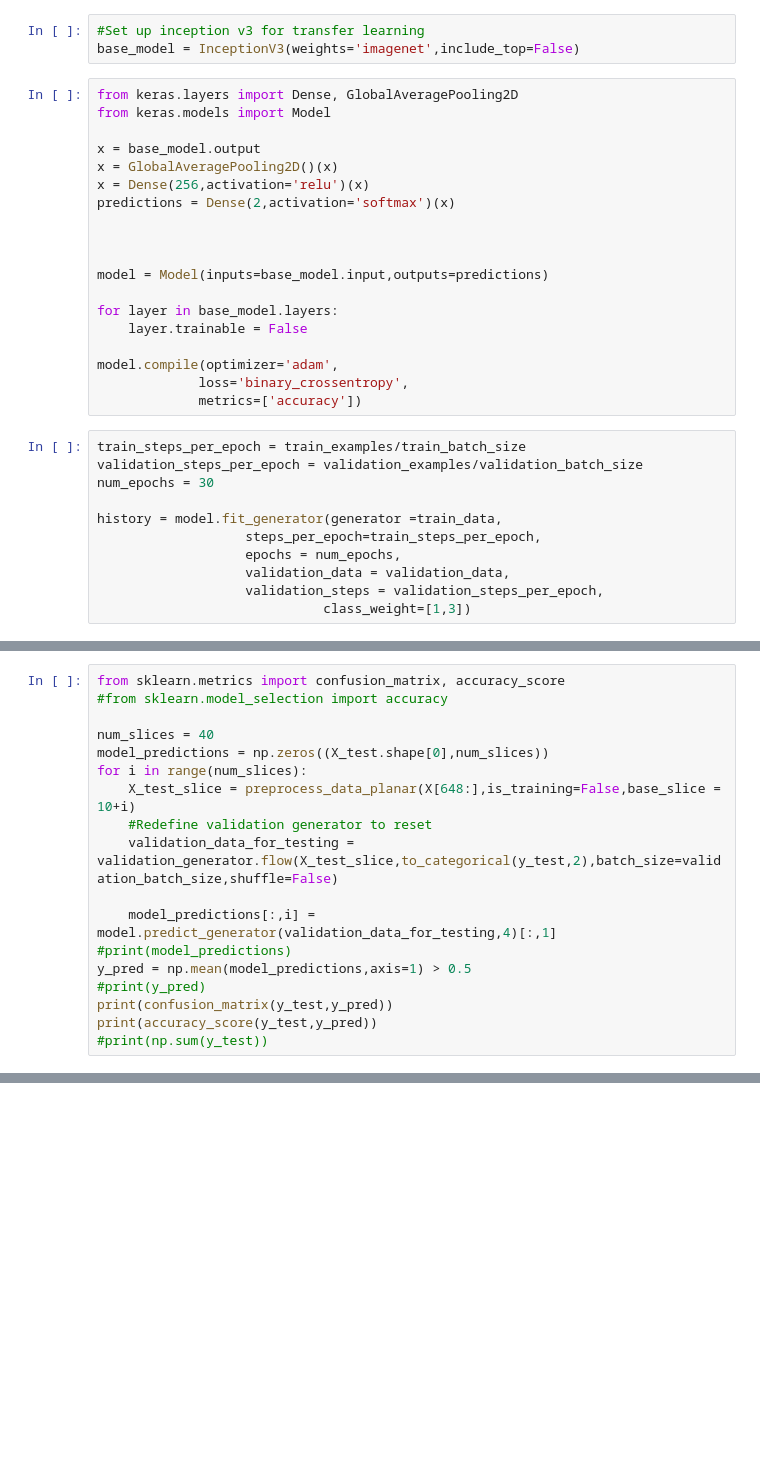
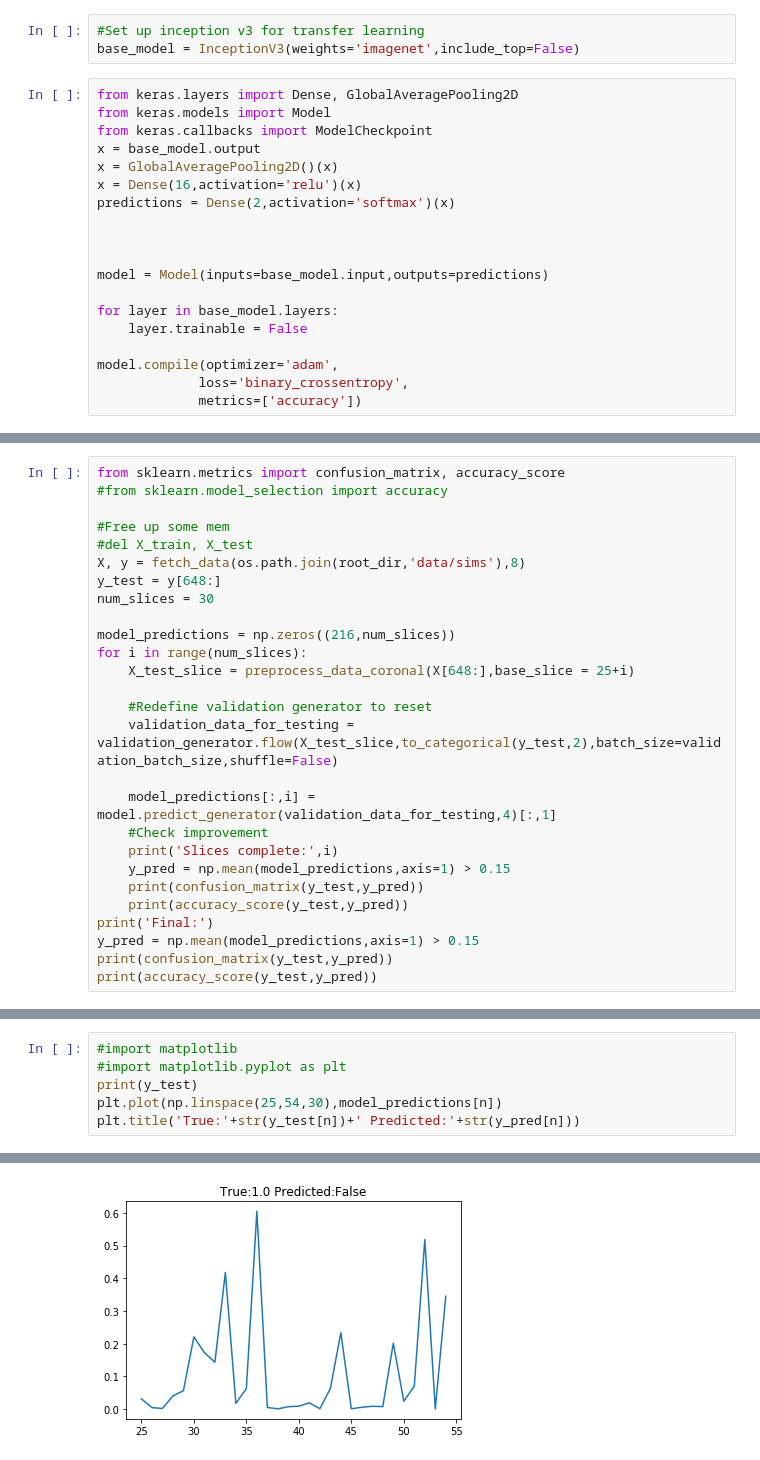
Before and after one commit to marksgraham/deep-qc, a Jupyter notebook: code/transfer_keras.ipynb, the cells around one changed output, grey strips where cells are left out. Saved outputs shown, nothing was run; the diff lists cells and outputs as text; blank space fills up the shorter version.

Commit message:
Roughly 90% accuracy on coronal slices now, too

```diff
--- a/code/transfer_keras.ipynb
+++ b/code/transfer_keras.ipynb
@@ -228,10 +273,10 @@ base_model = InceptionV3(weights='imagenet',include_top=False)
 # %%
 from keras.layers import Dense, GlobalAveragePooling2D
 from keras.models import Model
-
+from keras.callbacks import ModelCheckpoint
 x = base_model.output
 x = GlobalAveragePooling2D()(x)
-x = Dense(256,activation='relu')(x)
+x = Dense(16,activation='relu')(x)
 predictions = Dense(2,activation='softmax')(x)
 
 
@@ -244,14 +289,3 @@ for layer in base_model.layers:
 model.compile(optimizer='adam',
              loss='binary_crossentropy',
              metrics=['accuracy'])
-# %%
-train_steps_per_epoch = train_examples/train_batch_size
-validation_steps_per_epoch = validation_examples/validation_batch_size
-num_epochs = 30
-
-history = model.fit_generator(generator =train_data,
-                   steps_per_epoch=train_steps_per_epoch,
-                   epochs = num_epochs,
-                   validation_data = validation_data,
-                   validation_steps = validation_steps_per_epoch,
-                             class_weight=[1,3])
@@ -277,18 +317,27 @@ Epoch 30/30
 from sklearn.metrics import confusion_matrix, accuracy_score
 #from sklearn.model_selection import accuracy
 
-num_slices = 40
-model_predictions = np.zeros((X_test.shape[0],num_slices))
+#Free up some mem
+#del X_train, X_test
+X, y = fetch_data(os.path.join(root_dir,'data/sims'),8)
+y_test = y[648:]
+num_slices = 30
+
+model_predictions = np.zeros((216,num_slices))
 for i in range(num_slices):
-    X_test_slice = preprocess_data_planar(X[648:],is_training=False,base_slice = 10+i)
+    X_test_slice = preprocess_data_coronal(X[648:],base_slice = 25+i)
+
     #Redefine validation generator to reset
     validation_data_for_testing = validation_generator.flow(X_test_slice,to_categorical(y_test,2),batch_size=validation_batch_size,shuffle=False)
 
     model_predictions[:,i] = model.predict_generator(validation_data_for_testing,4)[:,1]
-#print(model_predictions)
-y_pred = np.mean(model_predictions,axis=1) > 0.5
-#print(y_pred)
+    #Check improvement
+    print('Slices complete:',i)
+    y_pred = np.mean(model_predictions,axis=1) > 0.15
+    print(confusion_matrix(y_test,y_pred))
+    print(accuracy_score(y_test,y_pred))
+print('Final:')
+y_pred = np.mean(model_predictions,axis=1) > 0.15
 print(confusion_matrix(y_test,y_pred))
 print(accuracy_score(y_test,y_pred))
-#print(np.sum(y_test))
 # %% [output]
@@ -297,0 +361,7 @@ print(accuracy_score(y_test,y_pred))
+# %%
+#import matplotlib
+#import matplotlib.pyplot as plt
+print(y_test)
+plt.plot(np.linspace(25,54,30),model_predictions[n])
+plt.title('True:'+str(y_test[n])+' Predicted:'+str(y_pred[n]))
+# %% [output]
@@ -298,3 +381,4 @@ print(accuracy_score(y_test,y_pred))
+[figure, added]
 # %%
 print(confusion_matrix(y_test,y_pred))
 print(accuracy_score(y_test,y_pred))
```
Also changed, not shown: parts of 13 cells of this notebook.
